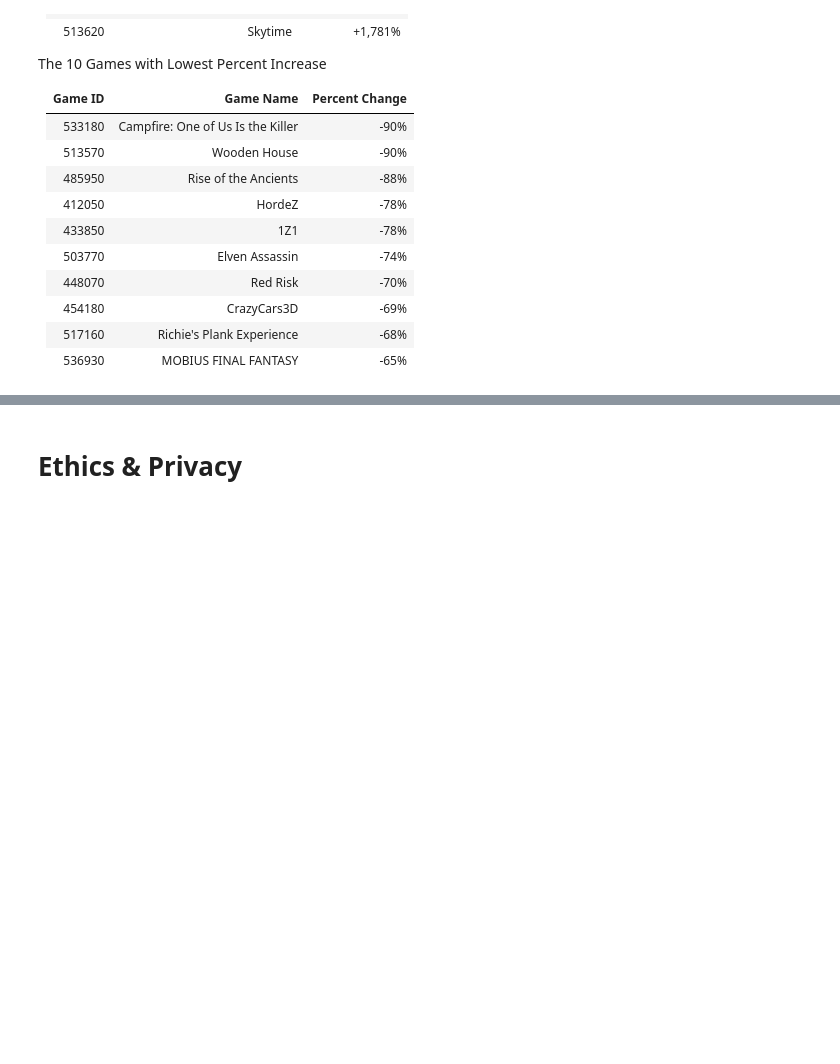
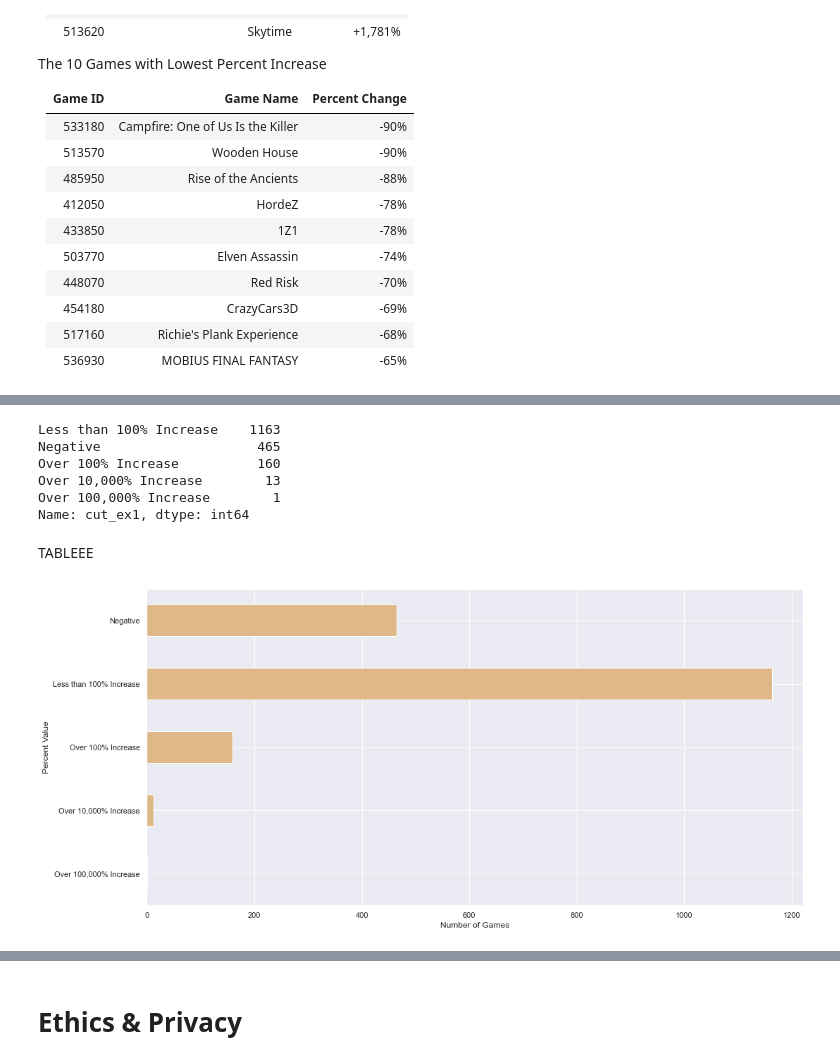
Before and after one commit to tnn050/Social-Gaming-During-COVID-19, a Jupyter notebook: FinalProject_group044.ipynb, the cells around one changed output, grey strips where cells are left out. Drawn from its saved outputs; the diff is of its cells as text; code cells hidden in the pictures; blank space fills up the shorter version.

Commit message:
added genres/tags correlation to percent change

```diff
--- a/FinalProject_group044.ipynb
+++ b/FinalProject_group044.ipynb
@@ -812,0 +821,9 @@ Now that we having the percent change for each game from before and after the pa
+# %%
+subset_df = combined_reduced_df[['ID',
+                              'Asynchronous Multiplayer',
+                              'Local Multiplayer',
+                              'Multiplayer',
+                              'Massively_Multiplayer',
+                              'Singleplayer',
+                              'percent_change']]
+subset_df.head()
@@ -812,0 +837,3 @@ Now that we having the percent change for each game from before and after the pa
+# %%
+subset_df = subset_df.sort_values(by='percent_change', ascending=False)
+subset_df['percent_change'].describe()
@@ -812,0 +854,36 @@ Now that we having the percent change for each game from before and after the pa
+# %%
+'''# 7 bins
+cut_labels = ['Negative',
+              'Less than 100% Increase',
+              'Over 100% Increase',
+              'Over 1,000% Increase',
+              'Over 10,000% Increase',
+              'Over 100,000% Increase']
+cut_bins = [-100, 0, 100, 1000, 10000, 100000, 1000000]'''
+
+# 6 bins
+cut_labels = ['Negative',
+              'Less than 100% Increase',
+              'Over 100% Increase',
+              'Over 10,000% Increase',
+              'Over 100,000% Increase']
+cut_bins = [-100, 0, 100, 10000, 100000, 1000000]
+subset_df['cut_ex1'] = pd.cut(subset_df['percent_change'], bins=cut_bins, labels=cut_labels)
+
+# Peek at number of games per percent change bins
+subset_df['cut_ex1'].value_counts()
+# %% [output]
+Less than 100% Increase    1163
+Negative                    465
+Over 100% Increase          160
+Over 10,000% Increase        13
+Over 100,000% Increase        1
+Name: cut_ex1, dtype: int64
+# %% [markdown]
+TABLEEE
+# %%
+ax = subset_df.cut_ex1.value_counts().sort_index(ascending=False).plot(kind = 'barh', color='burlywood')
+ax.set_xlabel('Number of Games')
+ax.set_ylabel('Percent Value');
+# %% [output]
+[figure, added]
```
Also changed, not shown: parts of 8 cells of this notebook.
